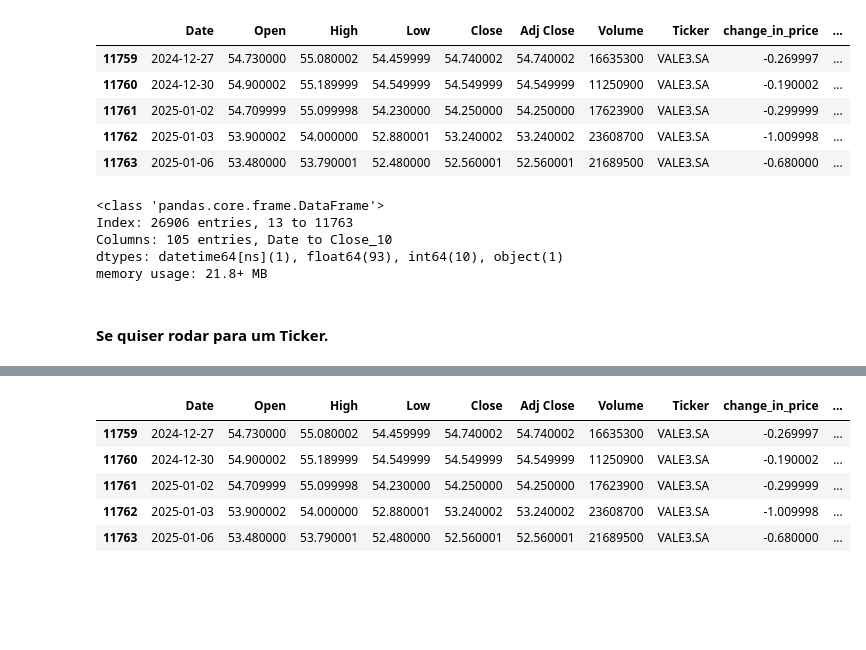
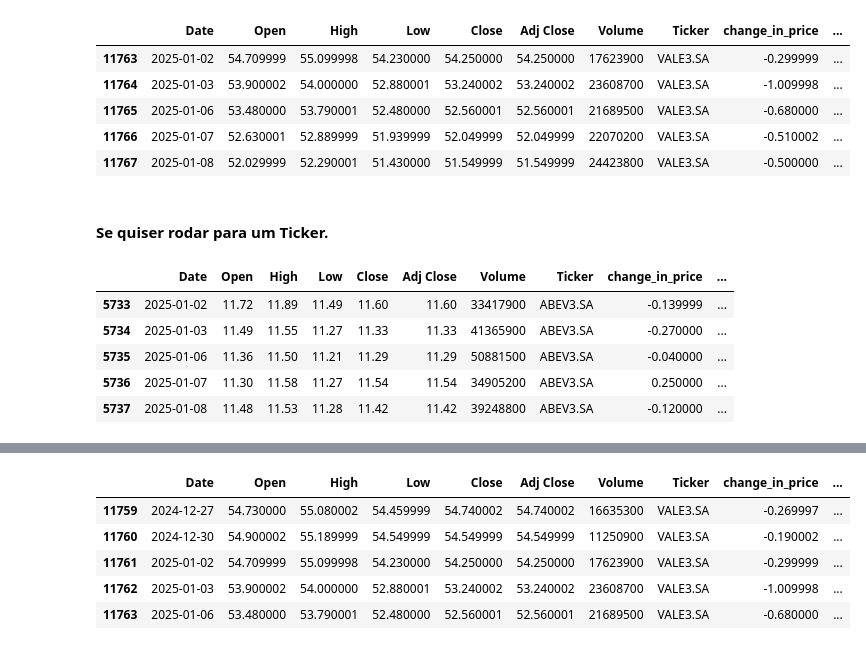
Before and after one commit to Bruno-Santana-Eco/TCC_Machine_learning, a Jupyter notebook: Teste Alpha 3.ipynb, the cells around one changed output, grey strips where cells are left out. Saved outputs shown, nothing was run; the diff lists cells and outputs as text; code cells hidden in the pictures; blank space fills up the shorter version.

```diff
--- a/Teste Alpha 3.ipynb
+++ b/Teste Alpha 3.ipynb
@@ -73,9 +73,9 @@ def obv(group, smoothed_col):
 
 # Lista de alphas e parâmetros gerais
 alpha_list = [0.10, 0.20, 0.30, 0.40, 0.50, 0.60, 0.70, 0.80, 0.90]
-n = 14
+n = 15
 d = 10
-e = 9
+e = 14
 
 # Loop para cálculos por alpha
 for alpha in alpha_list:
@@ -157,46 +157,38 @@ relative_strength = ewma_up / ewma_down
 # Calculando o indicador
 relative_strength_index = 100.0 - (100.0 / (1.0 + relative_strength))
 
 price_data['down_days'] = down_df['change_in_price']
 price_data['up_days'] = up_df['change_in_price']
 price_data['RSI'] = relative_strength_index
 
 
 # Aplicando a suavização exponencial
 alpha_verify = 1
 price_data['Smoothed_Close_1'] = price_data.groupby('Ticker')['Close'].transform(
     lambda x: exponential_smoothing(x.values, alpha_verify)
 )
 
 # Calculando o target para d = 10 dias
 d = 10
 price_data['Verify'] = price_data.groupby('Ticker')['Smoothed_Close_1'].transform(
     lambda x: calculate_target_verify(x, d)
 )
 
 # Aplicando o deslocamento de 10 linhas dentro de cada grupo de 'Ticker'
 price_data['Close_10'] = price_data.groupby('Ticker')['Close'].shift(-d)
 
 # Drop linhas com valores ausentes
 price_data = price_data.dropna()
 
 # Visualização final
 price_data.tail()
 # %% [output]
 |  | Date | Open | High | Low | Close | Adj Close | Volume | Ticker | change_in_price | ... |
-| 11759 | 2024-12-27 | 54.730000 | 55.080002 | 54.459999 | 54.740002 | 54.740002 | 16635300 | VALE3.SA | -0.269997 | ... |
-| 11760 | 2024-12-30 | 54.900002 | 55.189999 | 54.549999 | 54.549999 | 54.549999 | 11250900 | VALE3.SA | -0.190002 | ... |
-| 11761 | 2025-01-02 | 54.709999 | 55.099998 | 54.230000 | 54.250000 | 54.250000 | 17623900 | VALE3.SA | -0.299999 | ... |
-| 11762 | 2025-01-03 | 53.900002 | 54.000000 | 52.880001 | 53.240002 | 53.240002 | 23608700 | VALE3.SA | -1.009998 | ... |
-| 11763 | 2025-01-06 | 53.480000 | 53.790001 | 52.480000 | 52.560001 | 52.560001 | 21689500 | VALE3.SA | -0.680000 | ... |
+| 11763 | 2025-01-02 | 54.709999 | 55.099998 | 54.230000 | 54.250000 | 54.250000 | 17623900 | VALE3.SA | -0.299999 | ... |
+| 11764 | 2025-01-03 | 53.900002 | 54.000000 | 52.880001 | 53.240002 | 53.240002 | 23608700 | VALE3.SA | -1.009998 | ... |
+| 11765 | 2025-01-06 | 53.480000 | 53.790001 | 52.480000 | 52.560001 | 52.560001 | 21689500 | VALE3.SA | -0.680000 | ... |
+| 11766 | 2025-01-07 | 52.630001 | 52.889999 | 51.939999 | 52.049999 | 52.049999 | 22070200 | VALE3.SA | -0.510002 | ... |
+| 11767 | 2025-01-08 | 52.029999 | 52.290001 | 51.430000 | 51.549999 | 51.549999 | 24423800 | VALE3.SA | -0.500000 | ... |
-# %%
-price_data.info()
-# %% [output]
-<class 'pandas.core.frame.DataFrame'>
-Index: 26906 entries, 13 to 11763
-Columns: 105 entries, Date to Close_10
-dtypes: datetime64[ns](1), float64(93), int64(10), object(1)
-memory usage: 21.8+ MB
 # %%
 price_data.to_excel('C:/Users/Samsung/Documents/GitHub-Datas/TCC_Machine_Learning/Datas referências/test_day.xlsx', index=False)
 # %% [markdown]
@@ -204,6 +196,13 @@ price_data.to_excel('C:/Users/Samsung/Documents/GitHub-Datas/TCC_Machine_Learnin
 # %%
 price_data = price_data[price_data['Ticker'].isin(['ABEV3.SA'])]
 price_data.tail()
+# %% [output]
+|  | Date | Open | High | Low | Close | Adj Close | Volume | Ticker | change_in_price | ... |
+| 5733 | 2025-01-02 | 11.72 | 11.89 | 11.49 | 11.60 | 11.60 | 33417900 | ABEV3.SA | -0.139999 | ... |
+| 5734 | 2025-01-03 | 11.49 | 11.55 | 11.27 | 11.33 | 11.33 | 41365900 | ABEV3.SA | -0.270000 | ... |
+| 5735 | 2025-01-06 | 11.36 | 11.50 | 11.21 | 11.29 | 11.29 | 50881500 | ABEV3.SA | -0.040000 | ... |
+| 5736 | 2025-01-07 | 11.30 | 11.58 | 11.27 | 11.54 | 11.54 | 34905200 | ABEV3.SA | 0.250000 | ... |
+| 5737 | 2025-01-08 | 11.48 | 11.53 | 11.28 | 11.42 | 11.42 | 39248800 | ABEV3.SA | -0.120000 | ... |
 # %%
 price_data = price_data[price_data['Ticker'].isin(['ITUB4.SA'])]
 price_data.tail()
```
Also changed, not shown: parts of 8 cells of this notebook, 5 other files.
